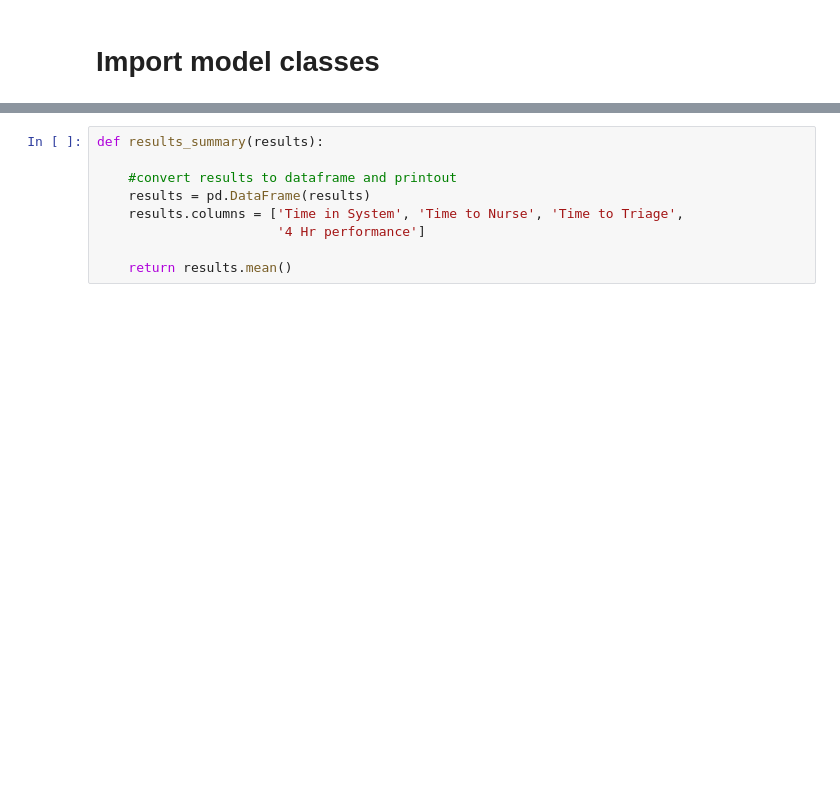
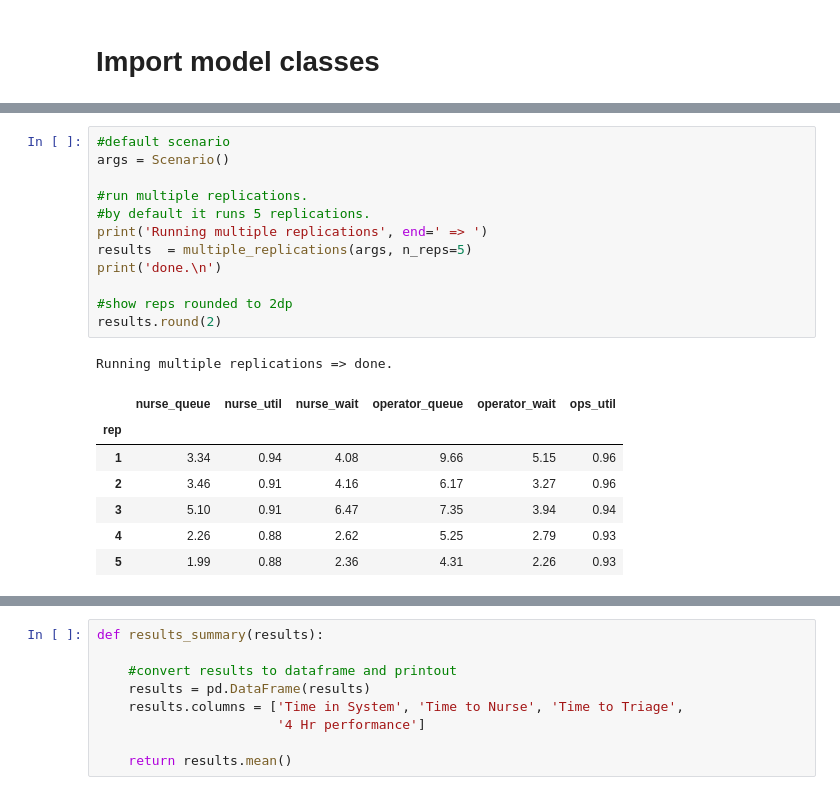
Before and after one commit to health-data-science-OR/stochastic_systems, a Jupyter notebook: labs/simulation/output_analysis/output_analysis_simpler.ipynb, the cells around one changed output, grey strips where cells are left out. Saved outputs shown, nothing was run; the diff lists cells and outputs as text; blank space fills up the shorter version.

```diff
--- a/labs/simulation/output_analysis/output_analysis_simpler.ipynb
+++ b/labs/simulation/output_analysis/output_analysis_simpler.ipynb
@@ -492,0 +70,21 @@ def model_performance_measures(model, warmup=0):
+# %%
+#default scenario
+args = Scenario()
+
+#run multiple replications.
+#by default it runs 5 replications.
+print('Running multiple replications', end=' => ')
+results  = multiple_replications(args, n_reps=5)
+print('done.\n')
+
+#show reps rounded to 2dp
+results.round(2)
+# %% [output]
+Running multiple replications => done.
+|  | nurse_queue | nurse_util | nurse_wait | operator_queue | operator_wait | ops_util |
+| rep |  |  |  |  |  |  |
+| 1 | 3.34 | 0.94 | 4.08 | 9.66 | 5.15 | 0.96 |
+| 2 | 3.46 | 0.91 | 4.16 | 6.17 | 3.27 | 0.96 |
+| 3 | 5.10 | 0.91 | 6.47 | 7.35 | 3.94 | 0.94 |
+| 4 | 2.26 | 0.88 | 2.62 | 5.25 | 2.79 | 0.93 |
+| 5 | 1.99 | 0.88 | 2.36 | 4.31 | 2.26 | 0.93 |
```
Also changed, not shown: parts of 50 cells of this notebook, 2 other files.
